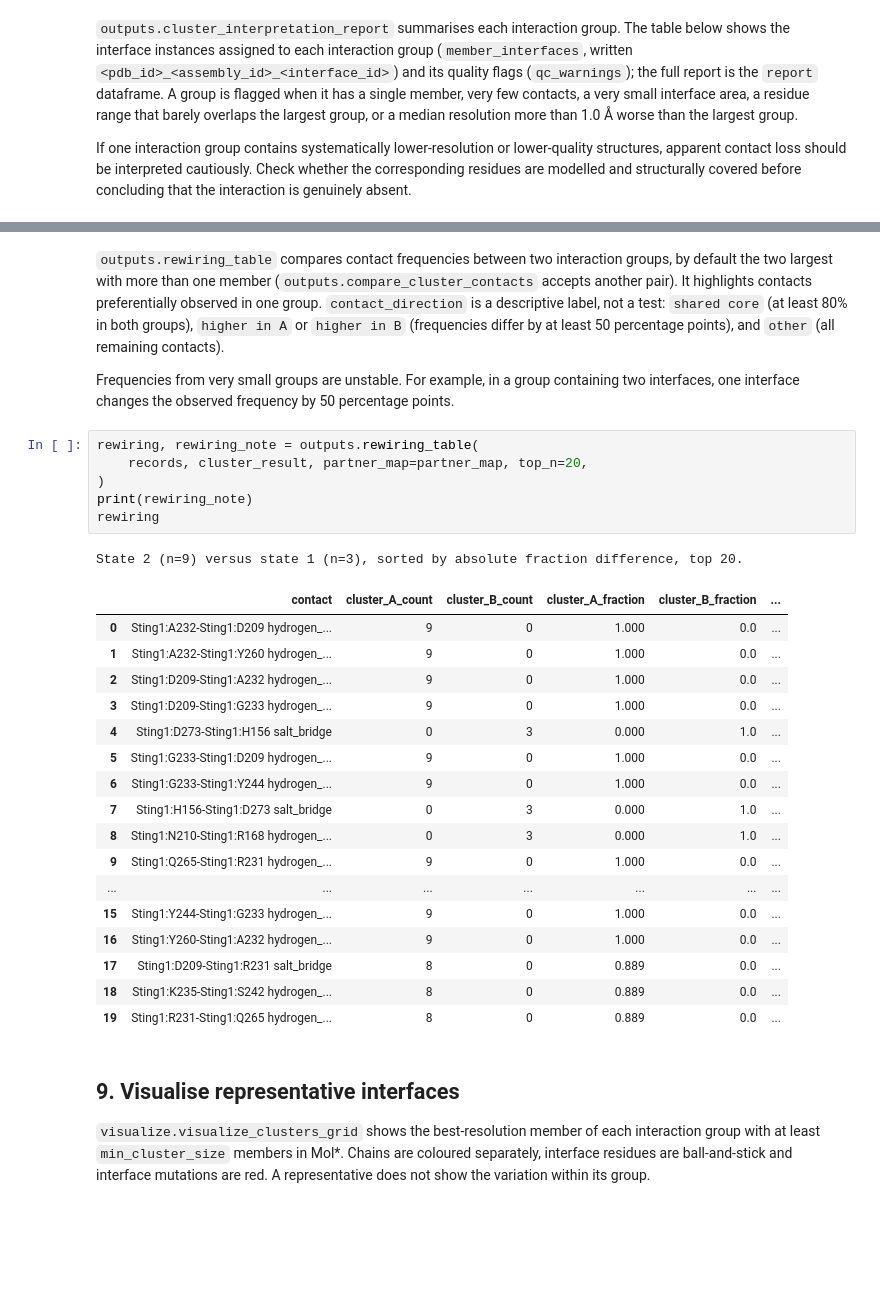
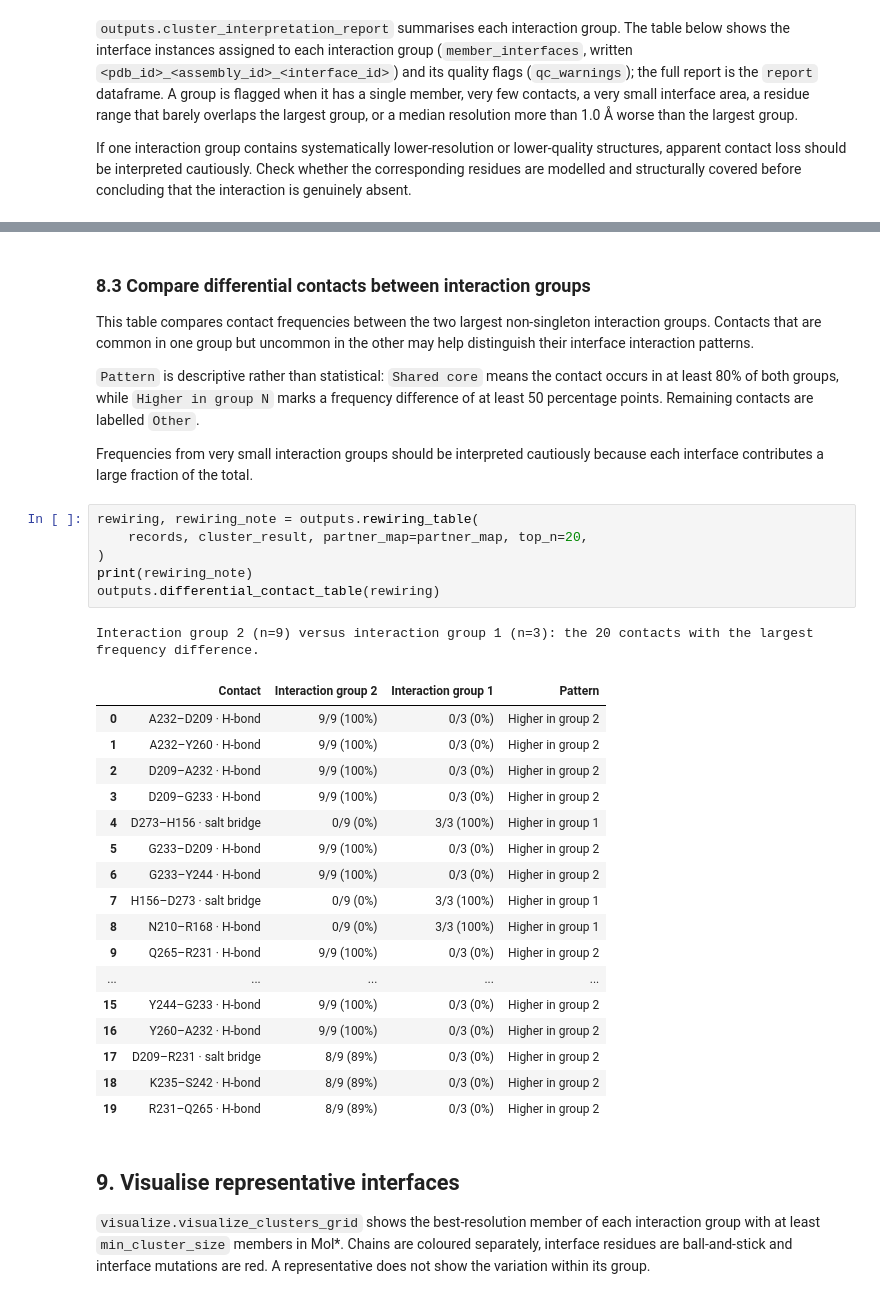
Before and after one commit to sridevan/interface_analysis_notebook, a Jupyter notebook: notebook.ipynb, the cells around one changed output, grey strips where cells are left out. Cells and saved outputs as stored; diff of their text form; blank space fills up the shorter version.

```diff
--- a/notebook.ipynb
+++ b/notebook.ipynb
@@ -378,32 +365,36 @@ Top 15 residue pairs (all 14 interfaces); widgets disabled, showing the whole da
 # %% [markdown]
-`outputs.rewiring_table` compares contact frequencies between two interaction groups, by default the two largest with more than one member (`outputs.compare_cluster_contacts` accepts another pair). It highlights contacts preferentially observed in one group. `contact_direction` is a descriptive label, not a test: `shared core` (at least 80% in both groups), `higher in A` or `higher in B` (frequencies differ by at least 50 percentage points), and `other` (all remaining contacts).
+### 8.3 Compare differential contacts between interaction groups
 
-Frequencies from very small groups are unstable. For example, in a group containing two interfaces, one interface changes the observed frequency by 50 percentage points.
+This table compares contact frequencies between the two largest non-singleton interaction groups. Contacts that are common in one group but uncommon in the other may help distinguish their interface interaction patterns.
+
+`Pattern` is descriptive rather than statistical: `Shared core` means the contact occurs in at least 80% of both groups, while `Higher in group N` marks a frequency difference of at least 50 percentage points. Remaining contacts are labelled `Other`.
+
+Frequencies from very small interaction groups should be interpreted cautiously because each interface contributes a large fraction of the total.
 # %%
 rewiring, rewiring_note = outputs.rewiring_table(
     records, cluster_result, partner_map=partner_map, top_n=20,
 )
 print(rewiring_note)
-rewiring
+outputs.differential_contact_table(rewiring)
 # %% [output]
-State 2 (n=9) versus state 1 (n=3), sorted by absolute fraction difference, top 20.
+Interaction group 2 (n=9) versus interaction group 1 (n=3): the 20 contacts with the largest frequency difference.
-|  | contact | cluster_A_count | cluster_B_count | cluster_A_fraction | cluster_B_fraction | ... |
-| 0 | Sting1:A232-Sting1:D209 hydrogen_... | 9 | 0 | 1.000 | 0.0 | ... |
-| 1 | Sting1:A232-Sting1:Y260 hydrogen_... | 9 | 0 | 1.000 | 0.0 | ... |
-| 2 | Sting1:D209-Sting1:A232 hydrogen_... | 9 | 0 | 1.000 | 0.0 | ... |
-| 3 | Sting1:D209-Sting1:G233 hydrogen_... | 9 | 0 | 1.000 | 0.0 | ... |
-| 4 | Sting1:D273-Sting1:H156 salt_bridge | 0 | 3 | 0.000 | 1.0 | ... |
-| 5 | Sting1:G233-Sting1:D209 hydrogen_... | 9 | 0 | 1.000 | 0.0 | ... |
-| 6 | Sting1:G233-Sting1:Y244 hydrogen_... | 9 | 0 | 1.000 | 0.0 | ... |
-| 7 | Sting1:H156-Sting1:D273 salt_bridge | 0 | 3 | 0.000 | 1.0 | ... |
-| 8 | Sting1:N210-Sting1:R168 hydrogen_... | 0 | 3 | 0.000 | 1.0 | ... |
-| 9 | Sting1:Q265-Sting1:R231 hydrogen_... | 9 | 0 | 1.000 | 0.0 | ... |
-| ... | ... | ... | ... | ... | ... | ... |
-| 15 | Sting1:Y244-Sting1:G233 hydrogen_... | 9 | 0 | 1.000 | 0.0 | ... |
-| 16 | Sting1:Y260-Sting1:A232 hydrogen_... | 9 | 0 | 1.000 | 0.0 | ... |
-| 17 | Sting1:D209-Sting1:R231 salt_bridge | 8 | 0 | 0.889 | 0.0 | ... |
-| 18 | Sting1:K235-Sting1:S242 hydrogen_... | 8 | 0 | 0.889 | 0.0 | ... |
-| 19 | Sting1:R231-Sting1:Q265 hydrogen_... | 8 | 0 | 0.889 | 0.0 | ... |
+|  | Contact | Interaction group 2 | Interaction group 1 | Pattern |
+| 0 | A232–D209 · H-bond | 9/9 (100%) | 0/3 (0%) | Higher in group 2 |
+| 1 | A232–Y260 · H-bond | 9/9 (100%) | 0/3 (0%) | Higher in group 2 |
+| 2 | D209–A232 · H-bond | 9/9 (100%) | 0/3 (0%) | Higher in group 2 |
+| 3 | D209–G233 · H-bond | 9/9 (100%) | 0/3 (0%) | Higher in group 2 |
+| 4 | D273–H156 · salt bridge | 0/9 (0%) | 3/3 (100%) | Higher in group 1 |
+| 5 | G233–D209 · H-bond | 9/9 (100%) | 0/3 (0%) | Higher in group 2 |
+| 6 | G233–Y244 · H-bond | 9/9 (100%) | 0/3 (0%) | Higher in group 2 |
+| 7 | H156–D273 · salt bridge | 0/9 (0%) | 3/3 (100%) | Higher in group 1 |
+| 8 | N210–R168 · H-bond | 0/9 (0%) | 3/3 (100%) | Higher in group 1 |
+| 9 | Q265–R231 · H-bond | 9/9 (100%) | 0/3 (0%) | Higher in group 2 |
+| ... | ... | ... | ... | ... |
+| 15 | Y244–G233 · H-bond | 9/9 (100%) | 0/3 (0%) | Higher in group 2 |
+| 16 | Y260–A232 · H-bond | 9/9 (100%) | 0/3 (0%) | Higher in group 2 |
+| 17 | D209–R231 · salt bridge | 8/9 (89%) | 0/3 (0%) | Higher in group 2 |
+| 18 | K235–S242 · H-bond | 8/9 (89%) | 0/3 (0%) | Higher in group 2 |
+| 19 | R231–Q265 · H-bond | 8/9 (89%) | 0/3 (0%) | Higher in group 2 |
 # %% [markdown]
 ## 9. Visualise representative interfaces
 
```
Also changed, not shown: parts of 4 cells of this notebook, 7 other files.
